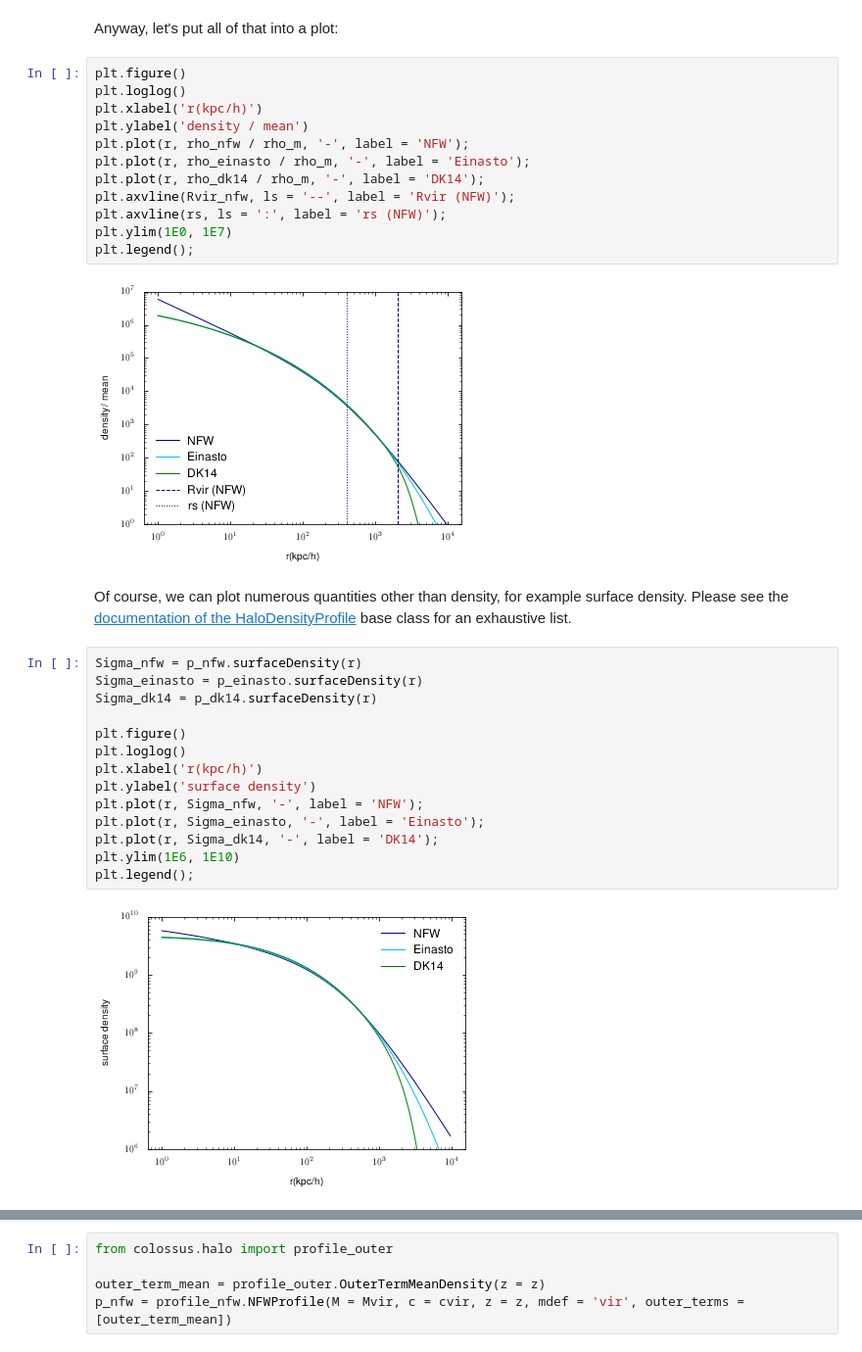
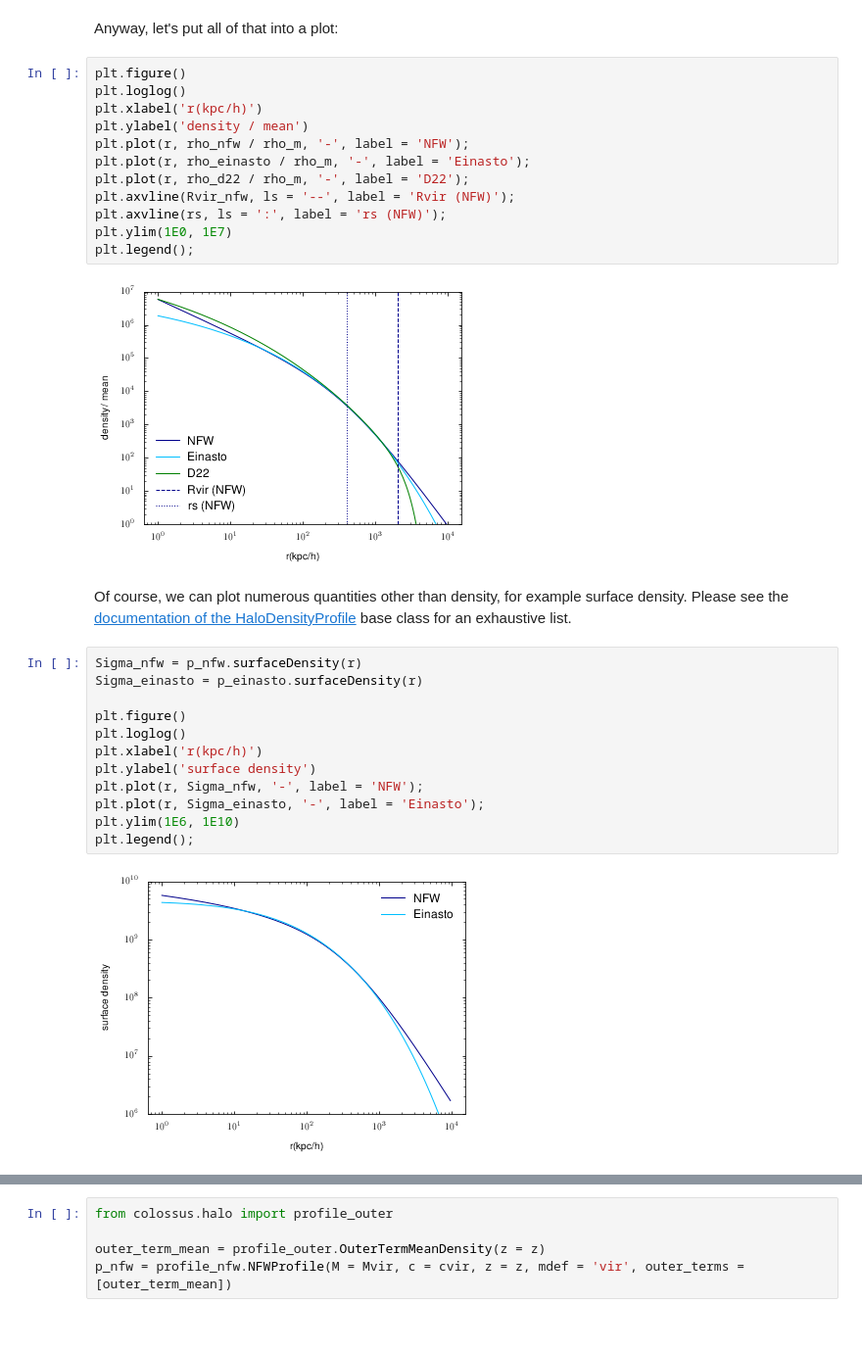
Before and after one commit to Shiriny24/colossus, a Jupyter notebook: tutorials/tutorial_halo_profile.ipynb, the cells around one changed output, grey strips where cells are left out. Shown: that part at 98% size. Saved outputs shown, nothing was run; the diff lists cells and outputs as text.

```diff
--- a/tutorials/tutorial_halo_profile.ipynb
+++ b/tutorials/tutorial_halo_profile.ipynb
@@ -73,29 +73,27 @@ plt.xlabel('r(kpc/h)')
 plt.ylabel('density / mean')
 plt.plot(r, rho_nfw / rho_m, '-', label = 'NFW');
 plt.plot(r, rho_einasto / rho_m, '-', label = 'Einasto');
-plt.plot(r, rho_dk14 / rho_m, '-', label = 'DK14');
+plt.plot(r, rho_d22 / rho_m, '-', label = 'D22');
 plt.axvline(Rvir_nfw, ls = '--', label = 'Rvir (NFW)');
 plt.axvline(rs, ls = ':', label = 'rs (NFW)');
 plt.ylim(1E0, 1E7)
 plt.legend();
 # %% [output]
-[figure, old version]
+[figure, new version]
 # %% [markdown]
 Of course, we can plot numerous quantities other than density, for example surface density. Please see the [documentation of the HaloDensityProfile](https://bdiemer.bitbucket.io/colossus/halo_profile_base.html) base class for an exhaustive list.
 # %%
 Sigma_nfw = p_nfw.surfaceDensity(r)
 Sigma_einasto = p_einasto.surfaceDensity(r)
-Sigma_dk14 = p_dk14.surfaceDensity(r)
 
 plt.figure()
 plt.loglog()
 plt.xlabel('r(kpc/h)')
 plt.ylabel('surface density')
 plt.plot(r, Sigma_nfw, '-', label = 'NFW');
 plt.plot(r, Sigma_einasto, '-', label = 'Einasto');
-plt.plot(r, Sigma_dk14, '-', label = 'DK14');
 plt.ylim(1E6, 1E10)
 plt.legend();
 # %% [output]
-[figure, old version]
+[figure, new version]
 # %% [markdown]
```
Also changed, not shown: parts of 42 cells of this notebook.
